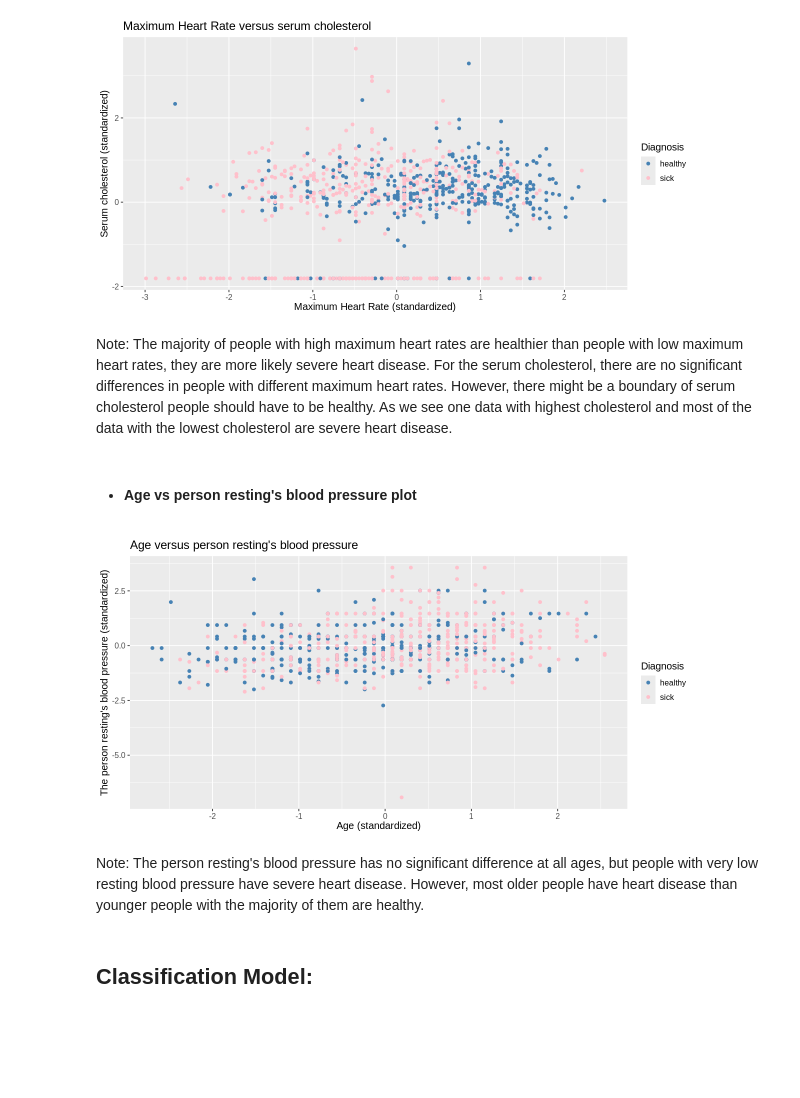
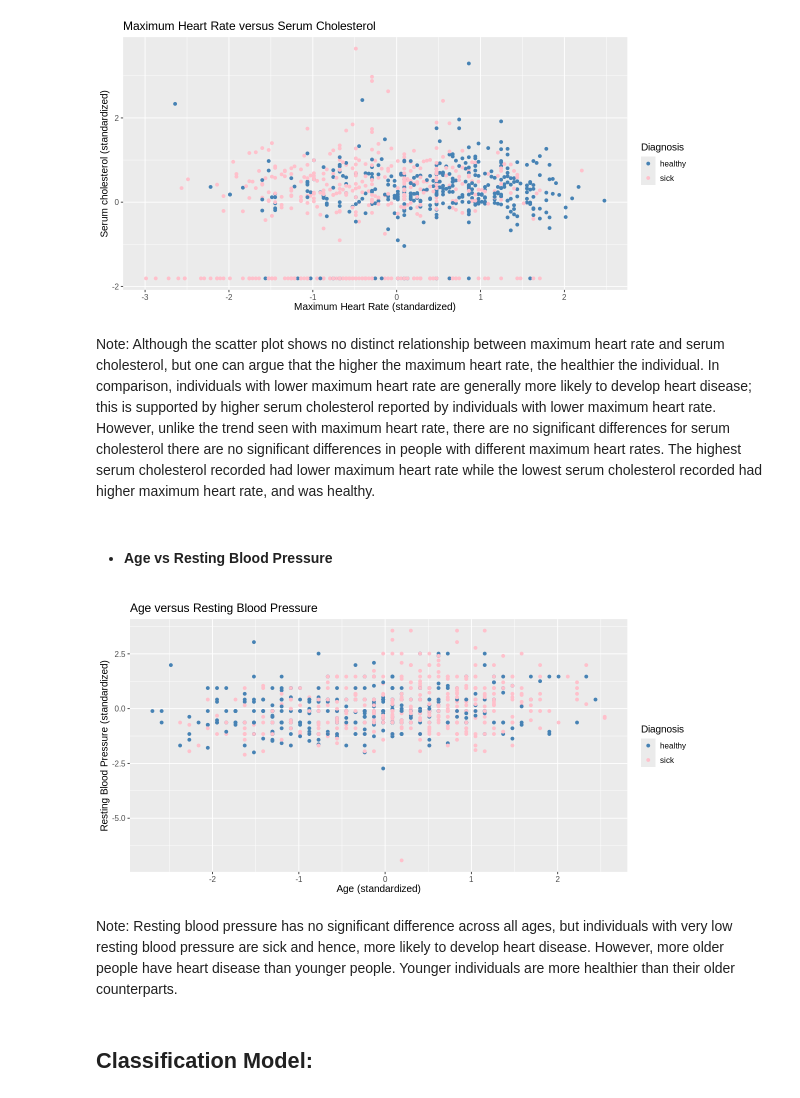
Before and after one commit to charlie-carter/dsci100project, a Jupyter notebook: report.ipynb, the cells around one changed output. Saved outputs shown, nothing was run; the diff lists cells and outputs as text; code cells hidden in the pictures; blank space fills up the shorter version.

Commit message:
Edited the descriptions for the visualisations

```diff
--- a/report.ipynb
+++ b/report.ipynb
@@ -288,24 +283,24 @@ heartrate_chol_plot
 # %% [output]
 [figure]
 # %% [markdown]
-Note:  The majority of people with high maximum heart rates are healthier than people with low maximum heart rates, they are more likely severe heart disease. For the serum cholesterol, there are no significant differences in people with different maximum heart rates. However, there might be a boundary of serum cholesterol people should have to be healthy. As we see one data with highest cholesterol and most of the data with the lowest cholesterol are severe heart disease.
+Note: Although the scatter plot shows no distinct relationship between maximum heart rate and serum cholesterol, but one can argue that the higher the maximum heart rate, the healthier the individual. In comparison, individuals with lower maximum heart rate are generally more likely to develop heart disease; this is supported by higher serum cholesterol reported by individuals with lower maximum heart rate. However, unlike the trend seen with maximum heart rate, there are no significant differences for serum cholesterol there are no significant differences in people with different maximum heart rates. The highest serum cholesterol recorded had lower maximum heart rate while the lowest serum cholesterol recorded had higher maximum heart rate, and was healthy.
 # %% [markdown]
-- #### Age vs person resting's blood pressure plot
+- #### Age vs Resting Blood Pressure
 # %%
 options(repr.plot.width = 10, repr.plot.height = 5)
 age_trestbps_plot <- ggplot(scaled_data, aes(x = age, y = trestbps, color = diagnosis)) +
    geom_point(alpha = 1) +
    labs(x = "Age (standardized)",
-        y = "The person resting's blood pressure (standardized)",
+        y = "Resting Blood Pressure (standardized)",
         color = "Diagnosis",
-        title = "Age versus person resting's blood pressure") +
+        title = "Age versus Resting Blood Pressure") +
    scale_color_manual(values = c("steelblue", "pink")) +
    theme(text = element_text(size = 12))
 age_trestbps_plot
 # %% [output]
-[figure, old version]
+[figure, new version]
 # %% [markdown]
-Note: The person resting's blood pressure has no significant difference at all ages, but people with very low resting blood pressure have severe heart disease. However, most older people have heart disease than younger people with the majority of them are healthy.
+Note: Resting blood pressure has no significant difference across all ages, but individuals with very low resting blood pressure are sick and hence, more likely to develop heart disease. However, more older people have heart disease than younger people. Younger individuals are more healthier than their older counterparts.
 # %% [markdown]
 ## Classification Model:
 # %%
```
Also changed, not shown: parts of 11 cells of this notebook.
